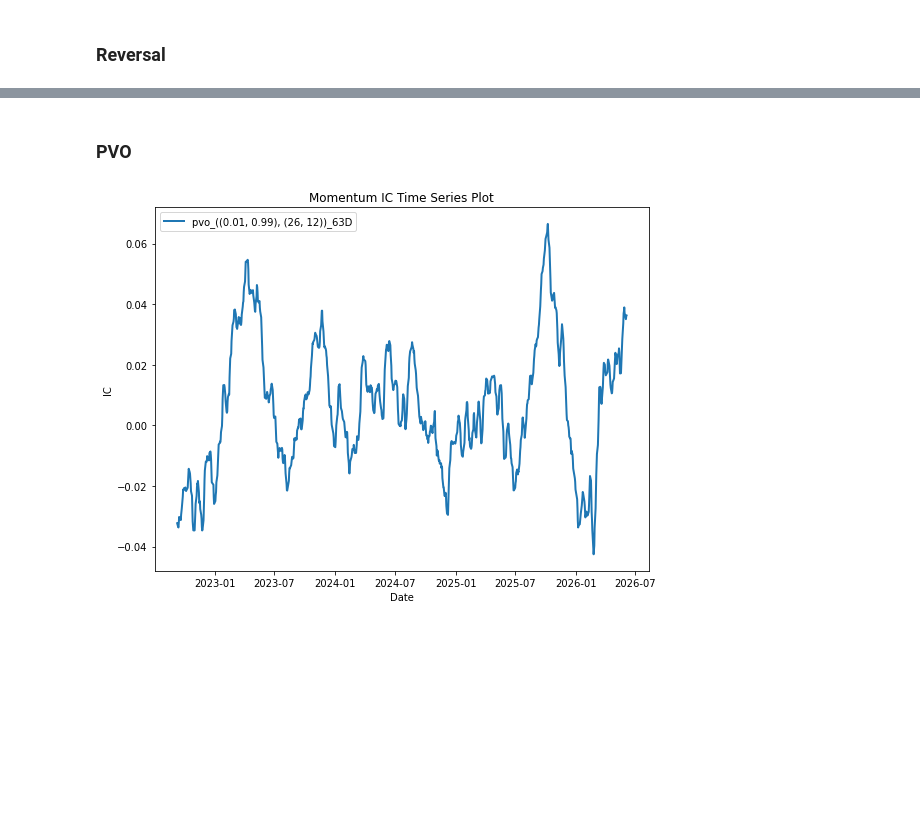
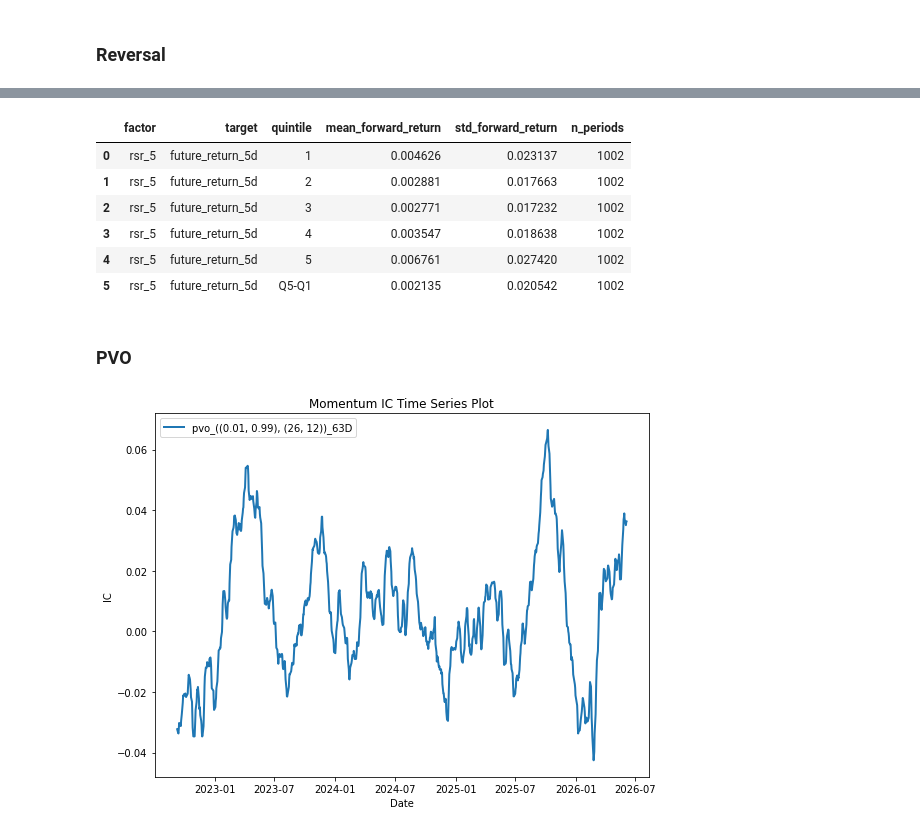
Before and after one commit to hungryfire267/systematic-equities-research, a Jupyter notebook: notebooks/research.ipynb, the cells around one changed output, grey strips where cells are left out. Saved outputs shown, nothing was run; the diff lists cells and outputs as text; code cells hidden in the pictures; blank space fills up the shorter version.

```diff
--- a/notebooks/research.ipynb
+++ b/notebooks/research.ipynb
@@ -103,3 +178,15 @@ plot_ic_timeseries(reversal_ic_dict, "reversal")
+# %%
+reversal_quintile_dict, reversal_summary_quintile_df = Quintile(returns_df, factors_df_dict["reversal"]).run_data()
+# %%
+reversal_summary_quintile_df["rsr_5"]
+# %% [output]
+|  | factor | target | quintile | mean_forward_return | std_forward_return | n_periods |
+| 0 | rsr_5 | future_return_5d | 1 | 0.004626 | 0.023137 | 1002 |
+| 1 | rsr_5 | future_return_5d | 2 | 0.002881 | 0.017663 | 1002 |
+| 2 | rsr_5 | future_return_5d | 3 | 0.002771 | 0.017232 | 1002 |
+| 3 | rsr_5 | future_return_5d | 4 | 0.003547 | 0.018638 | 1002 |
+| 4 | rsr_5 | future_return_5d | 5 | 0.006761 | 0.027420 | 1002 |
+| 5 | rsr_5 | future_return_5d | Q5-Q1 | 0.002135 | 0.020542 | 1002 |
 # %% [markdown]
 ### PVO
 # %%
```
Also changed, not shown: parts of 9 cells of this notebook, 2 other files.
